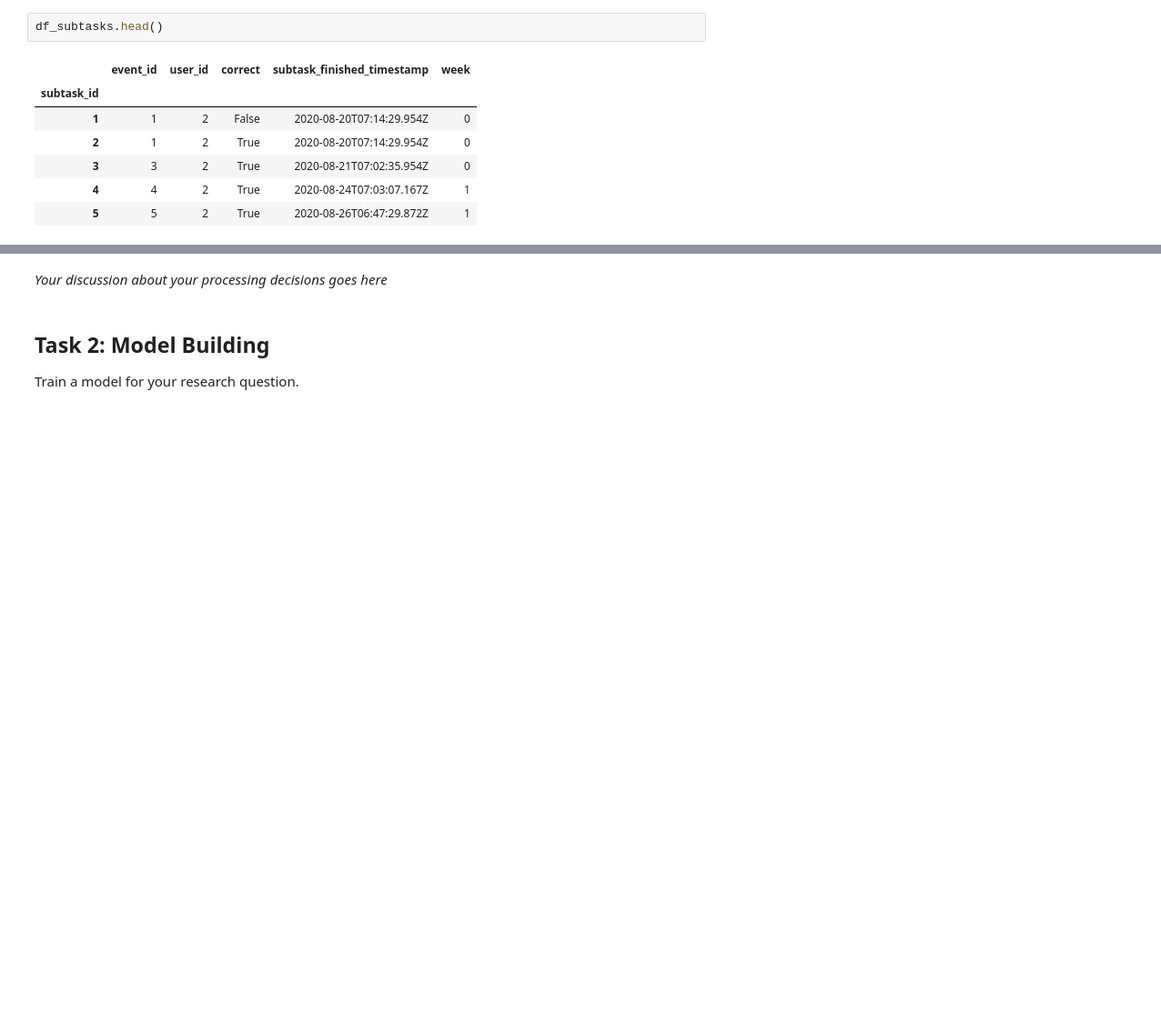
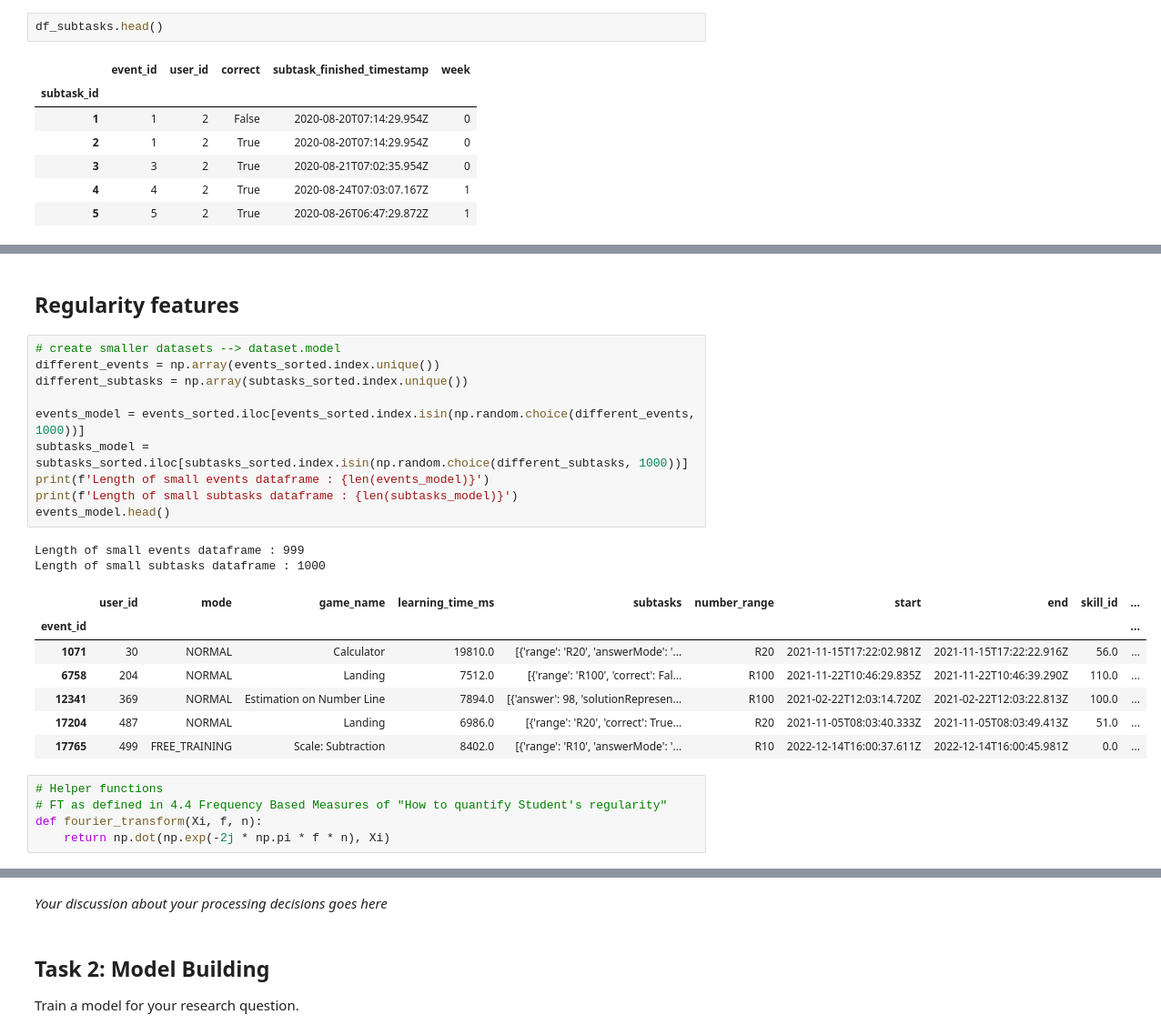
Before and after one commit to Maximelel/MLBD_course, a Jupyter notebook: project/milestone-04/m4_calcularis_Maxime.ipynb, the cells around one changed output, grey strips where cells are left out. Shown at 91% size. Drawn from its saved outputs; the diff is of its cells as text; blank space fills up the shorter version.

```diff
--- a/project/milestone-04/m4_calcularis_Maxime.ipynb
+++ b/project/milestone-04/m4_calcularis_Maxime.ipynb
@@ -247,0 +370,27 @@ features.head()
+# %% [markdown]
+## Regularity features
+# %%
+# create smaller datasets --> dataset.model
+different_events = np.array(events_sorted.index.unique())
+different_subtasks = np.array(subtasks_sorted.index.unique())
+
+events_model = events_sorted.iloc[events_sorted.index.isin(np.random.choice(different_events, 1000))]
+subtasks_model = subtasks_sorted.iloc[subtasks_sorted.index.isin(np.random.choice(different_subtasks, 1000))]
+print(f'Length of small events dataframe : {len(events_model)}')
+print(f'Length of small subtasks dataframe : {len(subtasks_model)}')
+events_model.head()
+# %% [output]
+Length of small events dataframe : 999
+Length of small subtasks dataframe : 1000
+|  | user_id | mode | game_name | learning_time_ms | subtasks | number_range | start | end | skill_id | ... |
+| event_id |  |  |  |  |  |  |  |  |  | ... |
+| 1071 | 30 | NORMAL | Calculator | 19810.0 | [{'range': 'R20', 'answerMode': '... | R20 | 2021-11-15T17:22:02.981Z | 2021-11-15T17:22:22.916Z | 56.0 | ... |
+| 6758 | 204 | NORMAL | Landing | 7512.0 | [{'range': 'R100', 'correct': Fal... | R100 | 2021-11-22T10:46:29.835Z | 2021-11-22T10:46:39.290Z | 110.0 | ... |
+| 12341 | 369 | NORMAL | Estimation on Number Line | 7894.0 | [{'answer': 98, 'solutionRepresen... | R100 | 2021-02-22T12:03:14.720Z | 2021-02-22T12:03:22.813Z | 100.0 | ... |
+| 17204 | 487 | NORMAL | Landing | 6986.0 | [{'range': 'R20', 'correct': True... | R20 | 2021-11-05T08:03:40.333Z | 2021-11-05T08:03:49.413Z | 51.0 | ... |
+| 17765 | 499 | FREE_TRAINING | Scale: Subtraction | 8402.0 | [{'range': 'R10', 'answerMode': '... | R10 | 2022-12-14T16:00:37.611Z | 2022-12-14T16:00:45.981Z | 0.0 | ... |
+# %%
+# Helper functions
+# FT as defined in 4.4 Frequency Based Measures of "How to quantify Student's regularity"
+def fourier_transform(Xi, f, n):
+    return np.dot(np.exp(-2j * np.pi * f * n), Xi)
```
Also changed, not shown: parts of 19 cells of this notebook.
